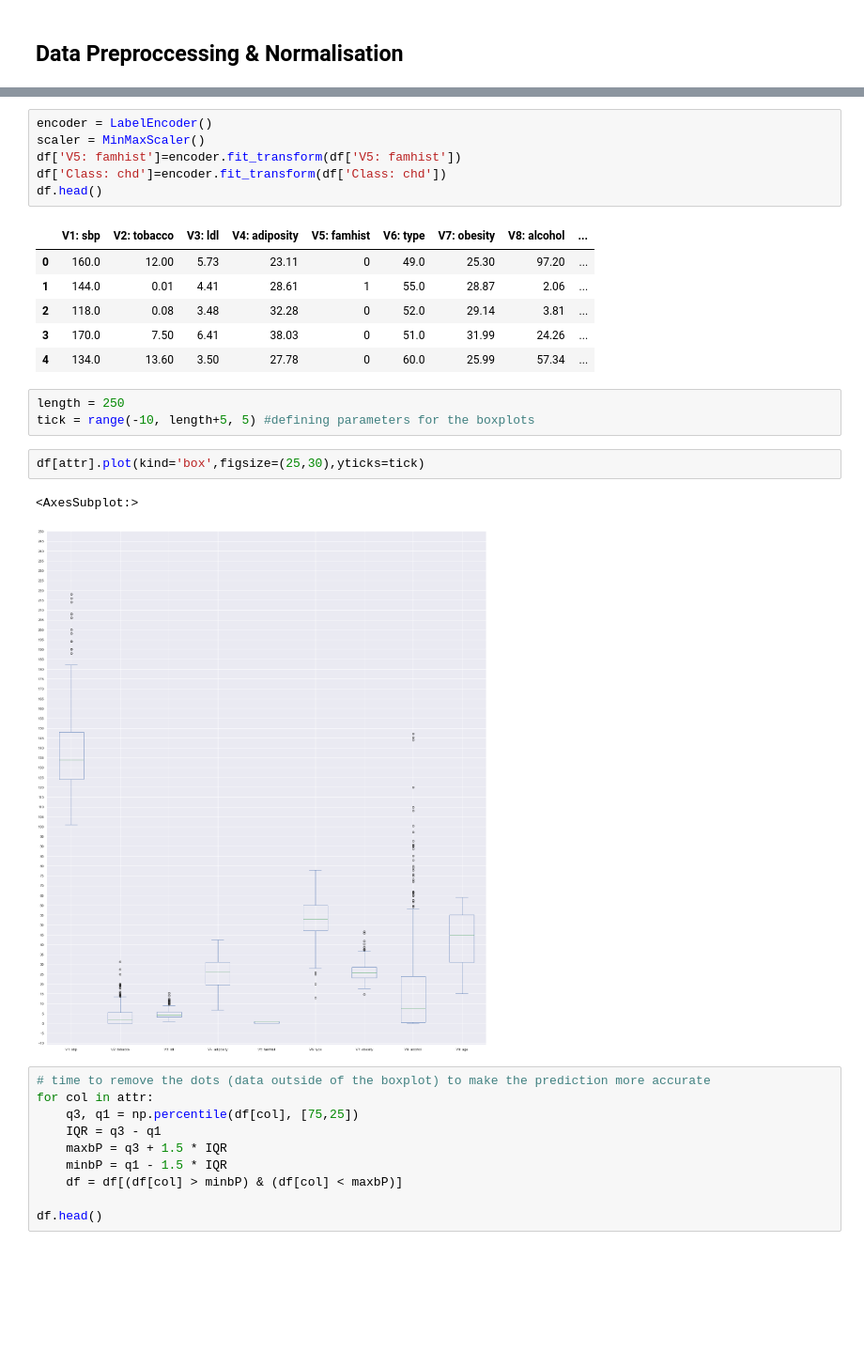
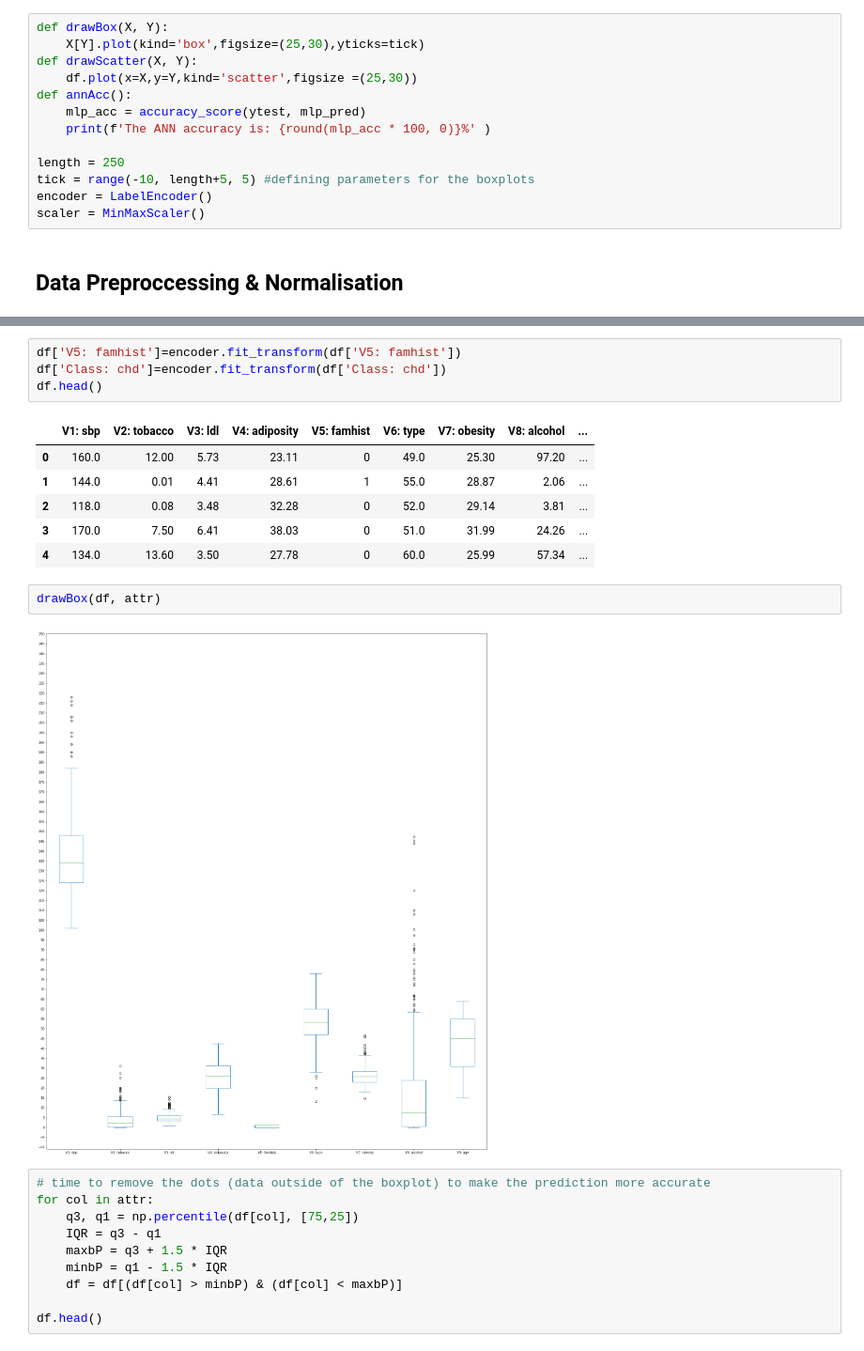
Before and after one commit to RyanJones999/AI-Assignment2, a Jupyter notebook: HeartDisease_Prediction.ipynb, the cells around one changed output, grey strips where cells are left out. Shown at 94% size. Cells and saved outputs as stored; diff of their text form; blank space fills up the shorter version.

```diff
--- a/HeartDisease_Prediction.ipynb
+++ b/HeartDisease_Prediction.ipynb
@@ -19,6 +19,19 @@ from sklearn.preprocessing import MinMaxScaler #transforms features down by a se
 
 import tensorflow as tf #used to provide a collection of workflows for developing and training models
 import keras #acts as an interface for the tensorflow library
+# %%
+def drawBox(X, Y):
+    X[Y].plot(kind='box',figsize=(25,30),yticks=tick)
+def drawScatter(X, Y):
+    df.plot(x=X,y=Y,kind='scatter',figsize =(25,30))
+def annAcc():
+    mlp_acc = accuracy_score(ytest, mlp_pred)
+    print(f'The ANN accuracy is: {round(mlp_acc * 100, 0)}%' )
+
+length = 250
+tick = range(-10, length+5, 5) #defining parameters for the boxplots
+encoder = LabelEncoder()
+scaler = MinMaxScaler()
 # %% [markdown]
 ## Data Preproccessing & Normalisation
 # %%
@@ -51,6 +58,4 @@ attr #this is a list containing the column names which will be used later for no
 # %%
-encoder = LabelEncoder()
-scaler = MinMaxScaler()
 df['V5: famhist']=encoder.fit_transform(df['V5: famhist'])
 df['Class: chd']=encoder.fit_transform(df['Class: chd'])
 df.head()
@@ -61,14 +66,10 @@ df.head()
 | 2 | 118.0 | 0.08 | 3.48 | 32.28 | 0 | 52.0 | 29.14 | 3.81 | ... |
 | 3 | 170.0 | 7.50 | 6.41 | 38.03 | 0 | 51.0 | 31.99 | 24.26 | ... |
 | 4 | 134.0 | 13.60 | 3.50 | 27.78 | 0 | 60.0 | 25.99 | 57.34 | ... |
-# %%
-length = 250
-tick = range(-10, length+5, 5) #defining parameters for the boxplots
-# %%
-df[attr].plot(kind='box',figsize=(25,30),yticks=tick)
-# %% [output]
-<AxesSubplot:>
-[figure, removed]
+# %%
+drawBox(df, attr)
+# %% [output]
+[figure, added]
 # %%
 # time to remove the dots (data outside of the boxplot) to make the prediction more accurate
 for col in attr:
```
Also changed, not shown: parts of 19 cells of this notebook.
